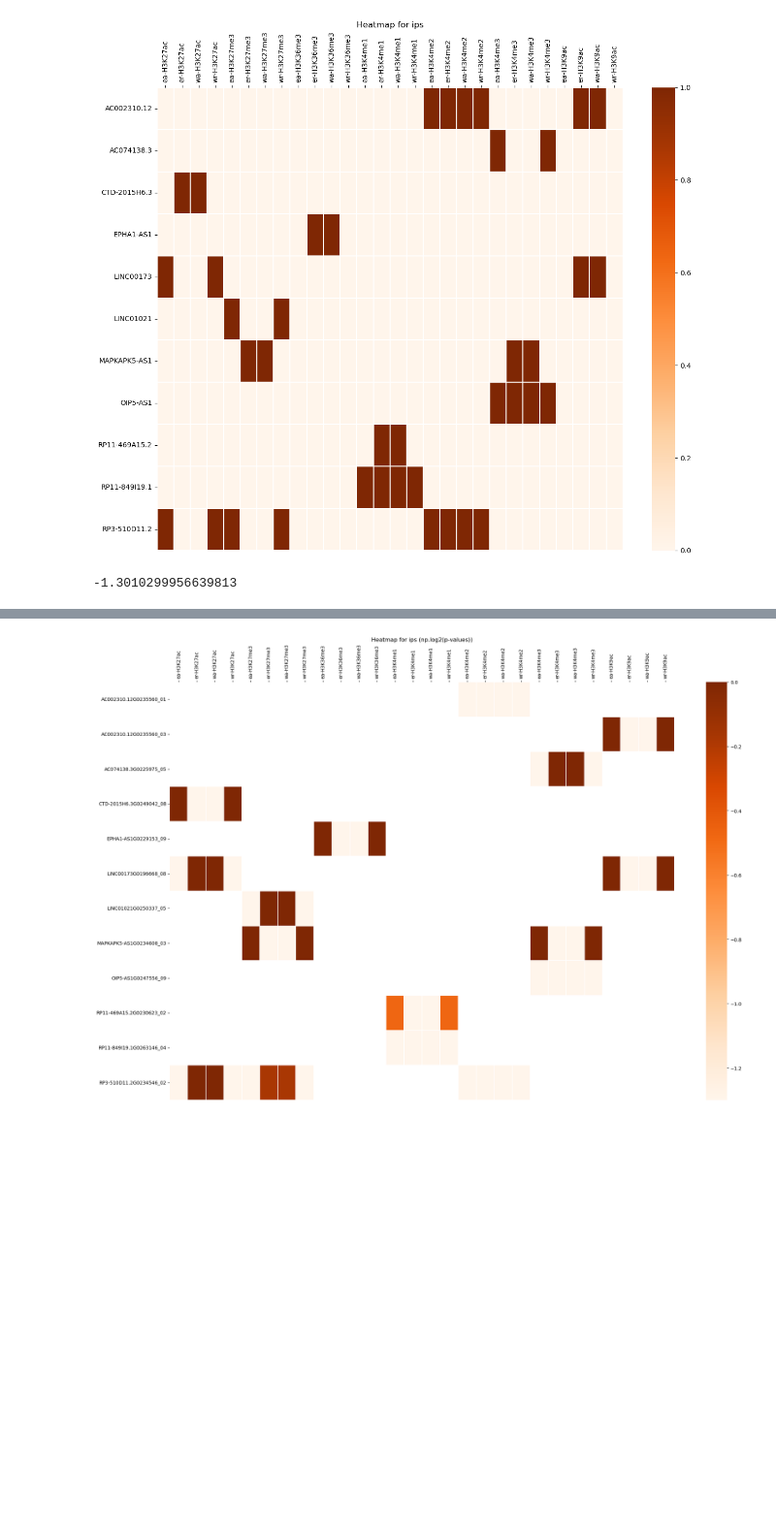
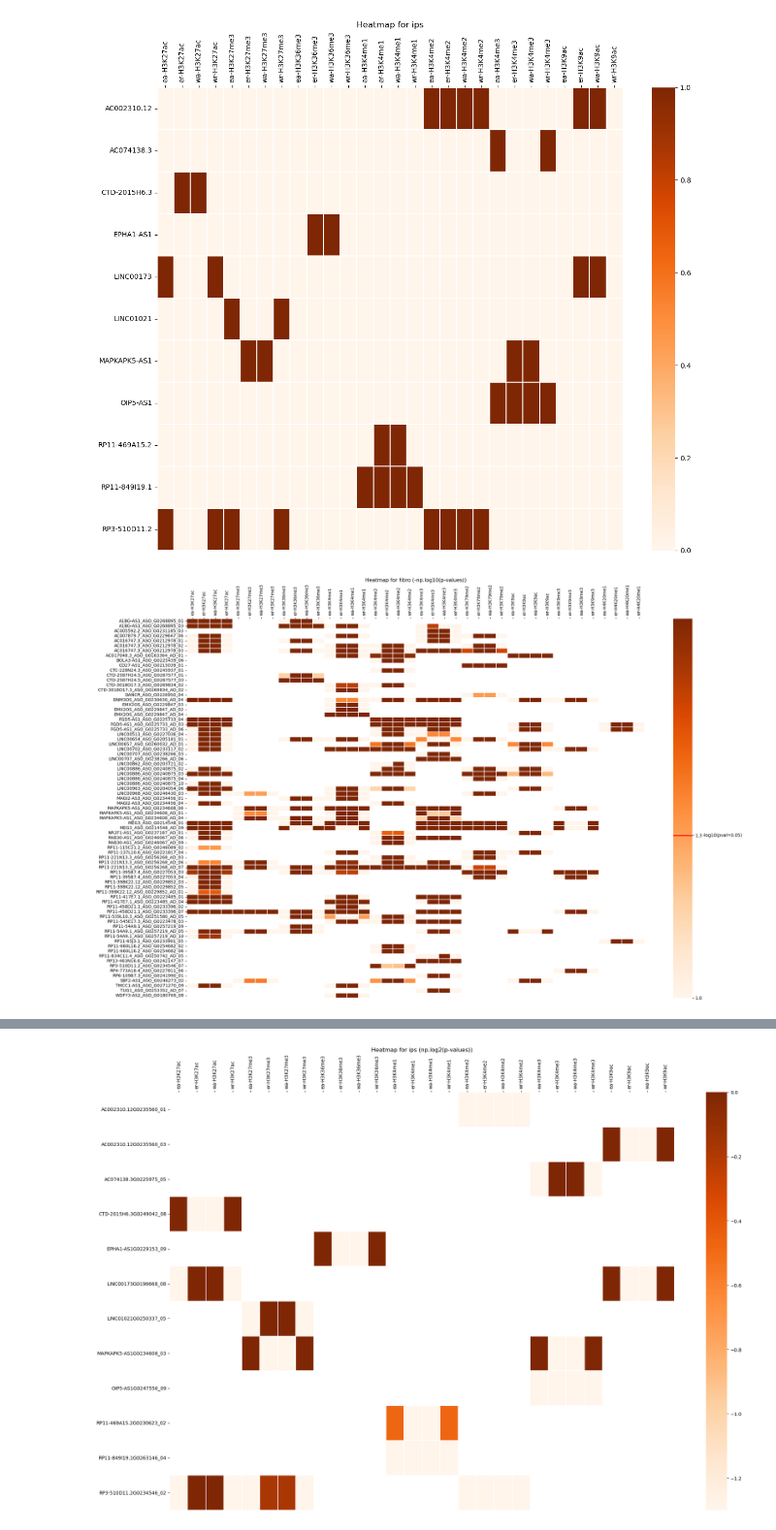
Before and after one commit to magletdinov/fantom.ips-himorna.peaks, a Jupyter notebook: scripts/analysis.ipynb, the cells around one changed output, grey strips where cells are left out. Shown at 97% size. Cells and saved outputs as stored; diff of their text form; code cells hidden in the pictures; blank space fills up the shorter version.

Commit message:
Add info results

```diff
--- a/scripts/analysis.ipynb
+++ b/scripts/analysis.ipynb
@@ -721,7 +1075,3 @@ def heatmap_pval(df, exp):
     plt.xticks(rotation=90)
     plt.savefig(IMAGES / f"heatmap_pval_{exp}.png")
     plt.show()
-# %%
-np.log10(0.05)
-# %% [output]
--1.3010299956639813
@@ -728,3 +1113,8 @@ np.log10(0.05)
+# %%
+from matplotlib.colors import Normalize
+heatmap_pval(fisher_results_filt_by_exp["fibro"], "fibro")
+# %% [output]
+[figure, added]
 # %%
 heatmap_pval(fisher_results_filt_by_exp["fibro"], "fibro")
 # %% [output]
```
Also changed, not shown: parts of 49 cells of this notebook.
